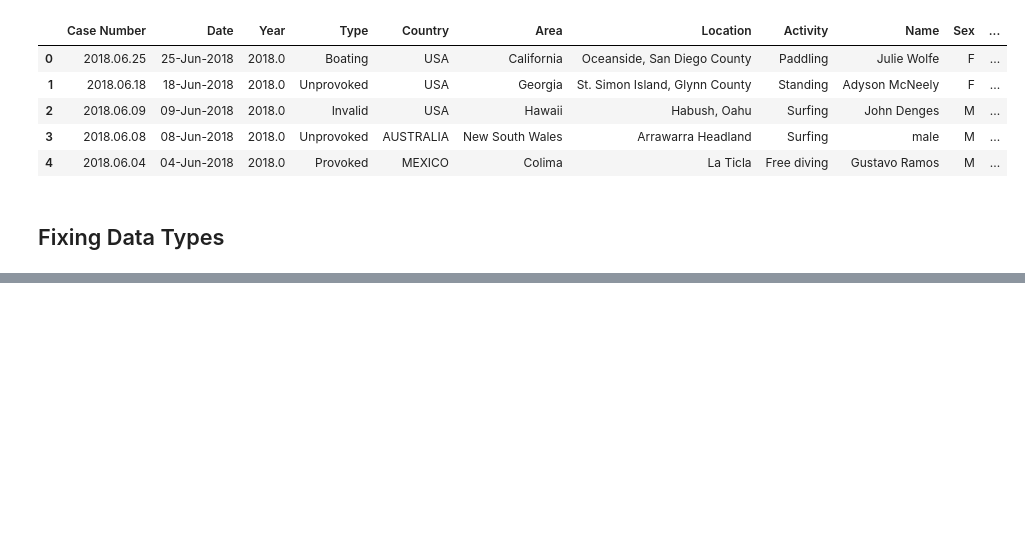
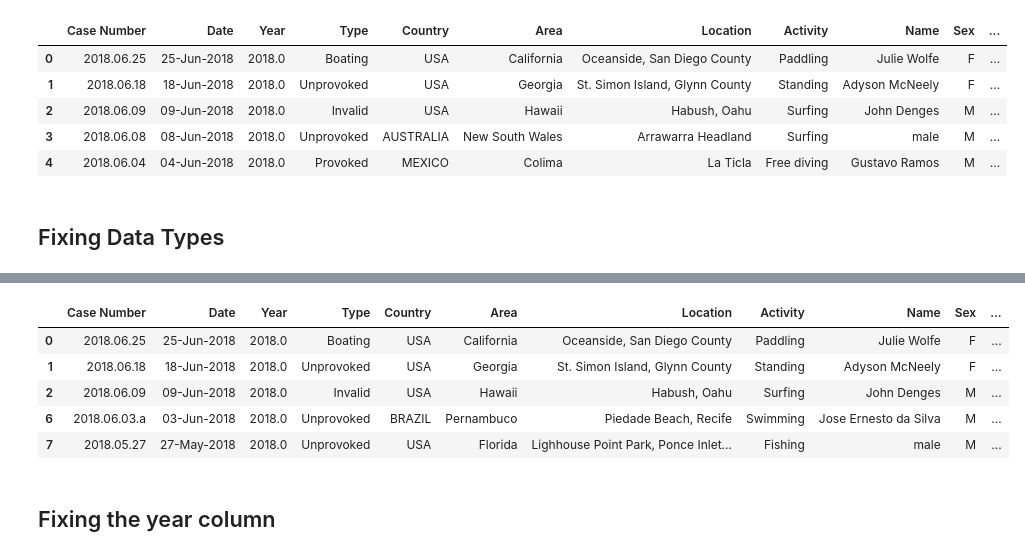
Before and after one commit to diegomdias87/Shark_Attack_Project, a Jupyter notebook: main.ipynb, the cells around one changed output, grey strips where cells are left out. Cells and saved outputs as stored; diff of their text form; code cells hidden in the pictures; blank space fills up the shorter version.

Commit message:
Fixed ages and changed type

```diff
--- a/main.ipynb
+++ b/main.ipynb
@@ -250,0 +322,10 @@ ValueError: could not convert string to float: '40s'
+# %%
+db['New Age'] = db['New Age'].map(lambda x: x.rstrip('½'))
+# %%
+def is_num(number):
+    if number.isnumeric() == True:
+        return True
+    else:
+        return False
+# %%
+mask_ages = db['New Age'].apply(is_num)
@@ -250,0 +349,2 @@ ValueError: could not convert string to float: '40s'
+# %%
+db2 = db[mask_ages]
@@ -250,0 +363,11 @@ ValueError: could not convert string to float: '40s'
+# %%
+db2.head()
+# %% [output]
+|  | Case Number | Date | Year | Type | Country | Area | Location | Activity | Name | Sex | ... |
+| 0 | 2018.06.25 | 25-Jun-2018 | 2018.0 | Boating | USA | California | Oceanside, San Diego County | Paddling | Julie Wolfe | F | ... |
+| 1 | 2018.06.18 | 18-Jun-2018 | 2018.0 | Unprovoked | USA | Georgia | St. Simon Island, Glynn County | Standing | Adyson McNeely | F | ... |
+| 2 | 2018.06.09 | 09-Jun-2018 | 2018.0 | Invalid | USA | Hawaii | Habush, Oahu | Surfing | John Denges | M | ... |
+| 6 | 2018.06.03.a | 03-Jun-2018 | 2018.0 | Unprovoked | BRAZIL | Pernambuco | Piedade Beach, Recife | Swimming | Jose Ernesto da Silva | M | ... |
+| 7 | 2018.05.27 | 27-May-2018 | 2018.0 | Unprovoked | USA | Florida | Lighhouse Point Park, Ponce Inlet... | Fishing | male | M | ... |
+# %% [markdown]
+## Fixing the year column
```
Also changed, not shown: parts of 21 cells of this notebook.
